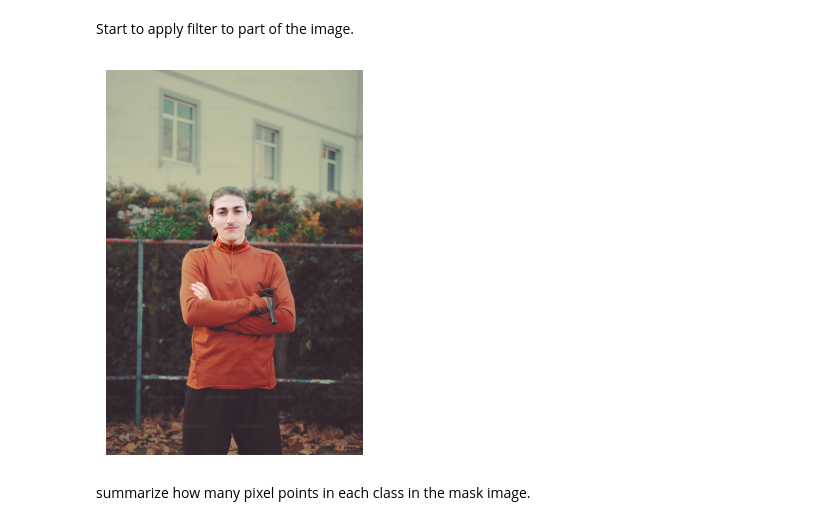
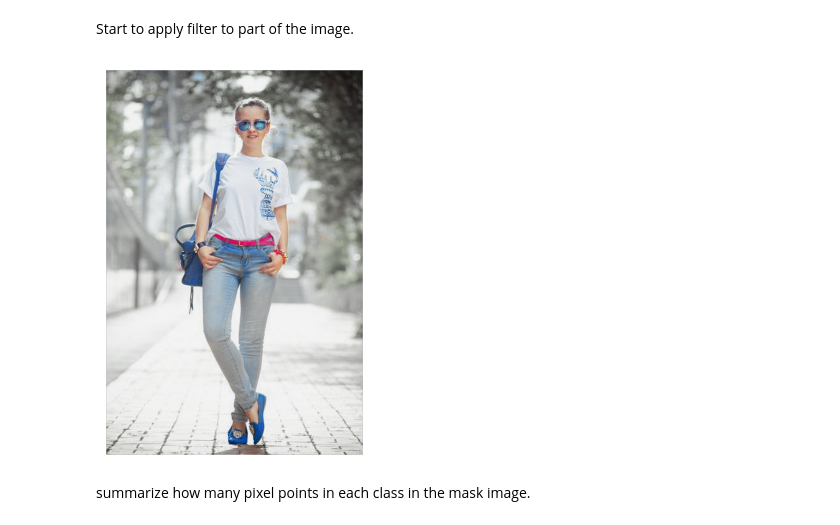
Before and after one commit to AlanGalaxy/507, a Jupyter notebook: 507_Proect.ipynb, the cells around one changed output. Cells and saved outputs as stored; diff of their text form; code cells hidden in the pictures.

```diff
--- a/507_Proect.ipynb
+++ b/507_Proect.ipynb
@@ -95,8 +426,9 @@ original_processor.do_center_crop = False
 original_model = AutoModelForSemanticSegmentation.from_pretrained(model_name).to("cuda" if torch.cuda.is_available() else "cpu")
 
 # load the image
-url = "https://plus.unsplash.com/premium_photo-1673210886161-bfcc40f54d1f?ixlib=rb-4.0.3&ixid=MnwxMjA3fDB8MHxzZWFyY2h8MXx8cGVyc29uJTIwc3RhbmRpbmd8ZW58MHx8MHx8&w=1000&q=80"
-image = Image.open(requests.get(url, stream=True).raw)
+# url = "https://plus.unsplash.com/premium_photo-1673210886161-bfcc40f54d1f?ixlib=rb-4.0.3&ixid=MnwxMjA3fDB8MHxzZWFyY2h8MXx8cGVyc29uJTIwc3RhbmRpbmd8ZW58MHx8MHx8&w=1000&q=80"
+# image = Image.open(requests.get(url, stream=True).raw)
+image = Image.open("3.png")
 
 # pre-process the image
 inputs = original_processor(images=image, return_tensors="pt").to("cuda" if torch.cuda.is_available() else "cpu")
@@ -191,35 +523,35 @@ Start to apply filter to part of the image.
 from PIL import Image
 import numpy as np
 
 # load the image
 # im = Image.open("1.jpeg")
 im = image
 im_lut = Image.open("image-with-lut-applied.png")
 # mask = Image.open("mask.png")
 mask = pred_seg
 
 # change to NumPy array
 mask_array = np.array(mask)
 im_array = np.array(im)
 im_lut_array = np.array(im_lut)
 
 # categories for skin
-categories_to_keep = [11, 12, 13, 15]
+categories_to_keep = [11, 12, 13, 14, 15]
 
 # mask for skin
 keep_mask = np.isin(mask_array, categories_to_keep)
 
 final_image_array = np.where(keep_mask[..., None], im_array, im_lut_array)
 
 # save and plot the image
 final_image = Image.fromarray(final_image_array.astype('uint8'))
 final_image.save("final_image2.png")
 fig, ax = plt.subplots(figsize=(5, 5))
 ax.imshow(final_image)
 ax.axis("off")
 plt.show()
 # %% [output]
-[figure, old version]
+[figure, new version]
 # %% [markdown]
 summarize how many pixel points in each class in the mask image.
 # %%
```
Also changed, not shown: parts of 41 cells of this notebook.
